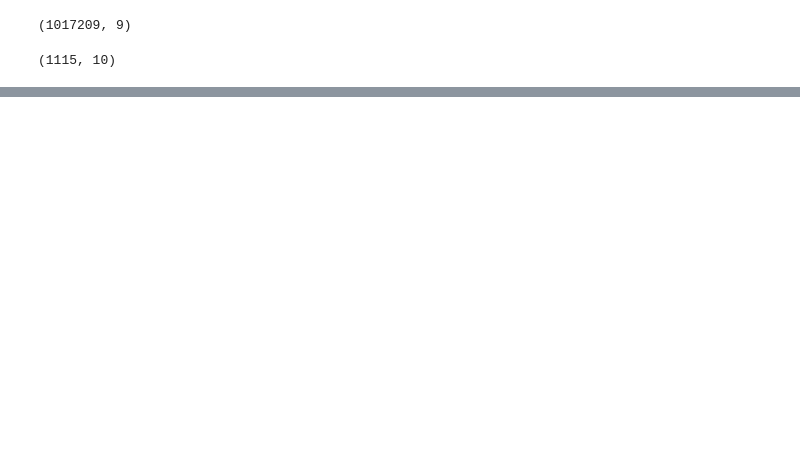
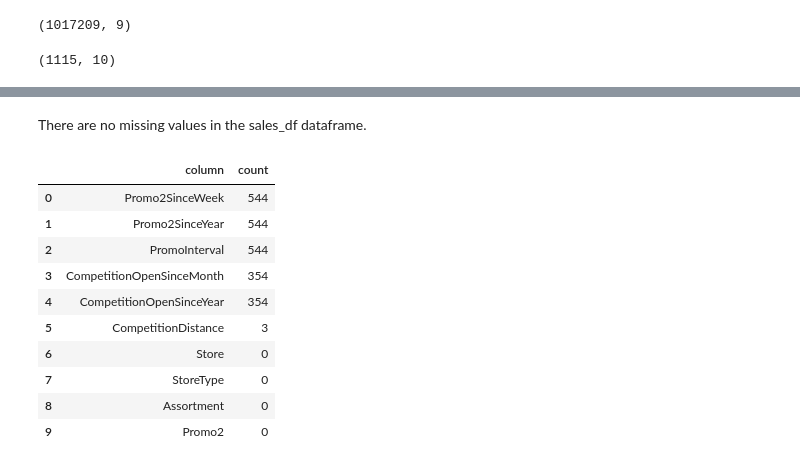
Before and after one commit to giramakshay/retail_sales_prediction, a Jupyter notebook: ML_Capstone_Regression_Retail_Sales_Prediction.ipynb, the cells around one changed output, grey strips where cells are left out. Saved outputs shown, nothing was run; the diff lists cells and outputs as text; code cells hidden in the pictures; blank space fills up the shorter version.

```diff
--- a/ML_Capstone_Regression_Retail_Sales_Prediction.ipynb
+++ b/ML_Capstone_Regression_Retail_Sales_Prediction.ipynb
@@ -150,0 +278,19 @@ Stores dataset has information on 1115 stores. Following attributes are availabl
+# %% [markdown]
+There are no missing values in the sales_df dataframe.
+# %%
+# creating a df of missing values for easy plotting
+missing_values = stores_df.isna().sum().sort_values(ascending=False).to_frame().reset_index()
+missing_values.columns = ['column','count']
+missing_values
+# %% [output]
+|  | column | count |
+| 0 | Promo2SinceWeek | 544 |
+| 1 | Promo2SinceYear | 544 |
+| 2 | PromoInterval | 544 |
+| 3 | CompetitionOpenSinceMonth | 354 |
+| 4 | CompetitionOpenSinceYear | 354 |
+| 5 | CompetitionDistance | 3 |
+| 6 | Store | 0 |
+| 7 | StoreType | 0 |
+| 8 | Assortment | 0 |
+| 9 | Promo2 | 0 |
```
Also changed, not shown: parts of 37 cells of this notebook.
